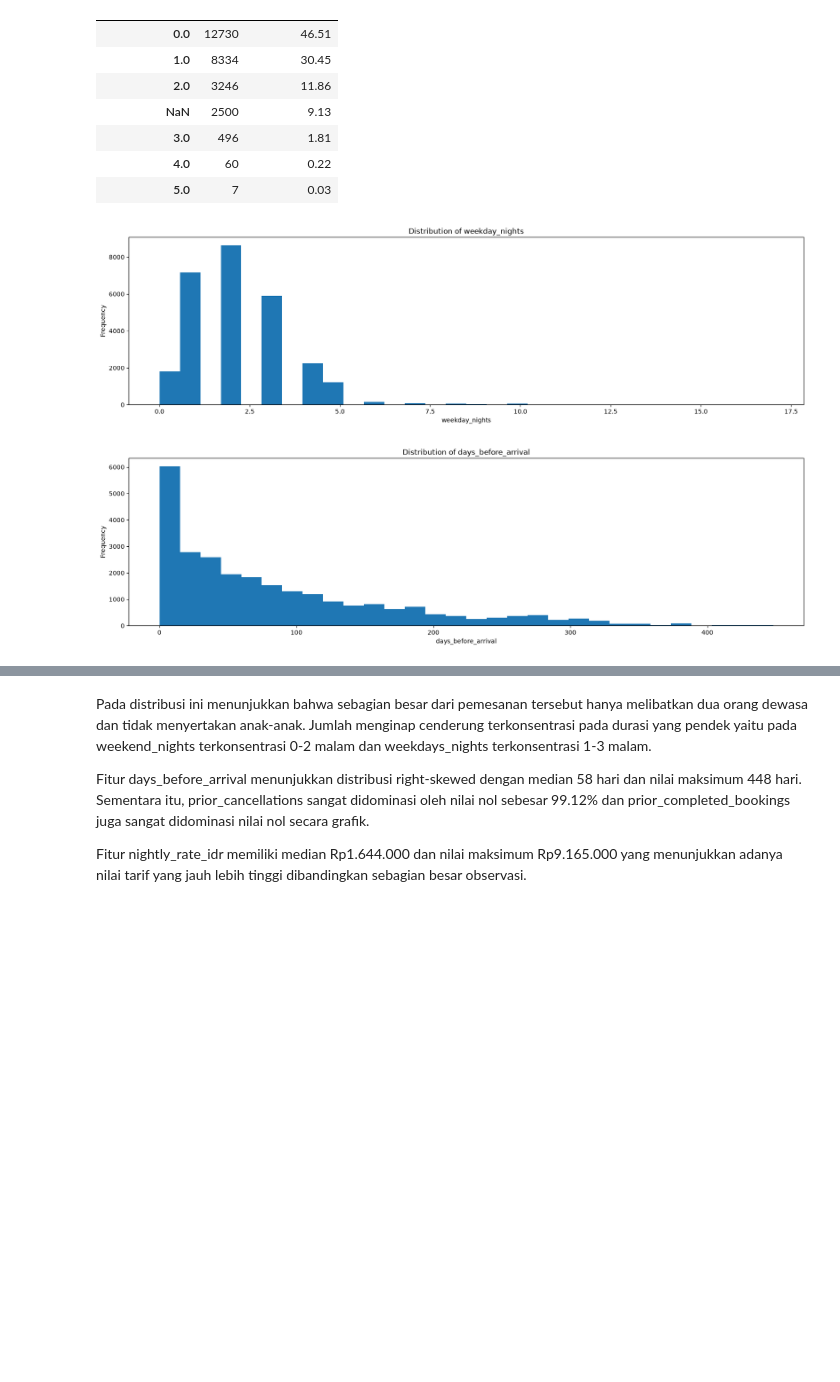
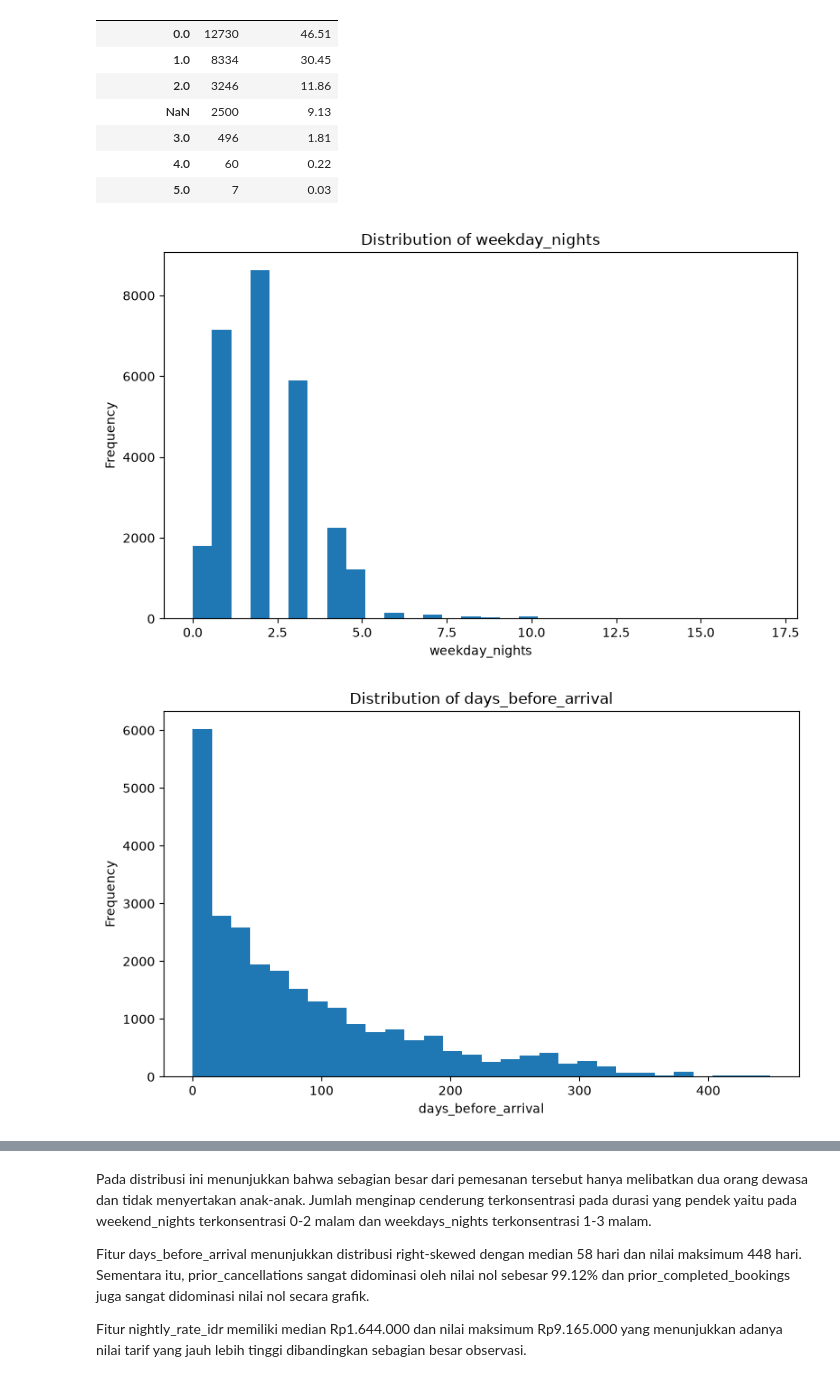
Before and after one commit to adielrum/IF3170_G32_PasukanPramaPutra, a Jupyter notebook: src/data_processing/eda.ipynb, the cells around one changed output, grey strips where cells are left out. Saved outputs shown, nothing was run; the diff lists cells and outputs as text; code cells hidden in the pictures; blank space fills up the shorter version.

```diff
--- a/src/data_processing/eda.ipynb
+++ b/src/data_processing/eda.ipynb
@@ -224,10 +245,11 @@ is_canceled
 Name: proportion, dtype: float64
 # %%
 target_counts = train["is_canceled"].value_counts().sort_index()
-ax = target_counts.plot(kind="bar", figsize=(20, 5))
+ax = target_counts.plot(kind="bar", figsize=(8, 5))
 ax.set_title("Distribution of Booking Cancellation")
 ax.set_xlabel("Cancellation Status")
 ax.set_ylabel("Number of Bookings")
 ax.set_xticklabels(["Not Canceled", "Canceled"], rotation=0)
+plt.tight_layout()
 plt.show()
 # %% [output]
@@ -463,3 +485,31 @@ Test Outliers:
 | 6 | prior_completed_bookings | 0.0 | 53.0 | 0.0 | 0.0 | 0.0 | 0.0 | 0.0 | NaN | ... |
 | 7 | nightly_rate_idr | 0.0 | 5700000.0 | 1340000.0 | 2010250.0 | 670250.0 | 334625.0 | 3015625.0 | 257.0 | ... |
 | 8 | special_requests | 0.0 | 5.0 | 0.0 | 1.0 | 1.0 | -1.5 | 2.5 | 146.0 | ... |
+# %%
+outlier_summary = check_outliers(train)
+
+outlier_cols = outlier_summary.loc[
+    outlier_summary["Status"] == "IQR Applied",
+    "Feature"
+].tolist()
+
+fig, axes = plt.subplots(2, 3, figsize=(18, 10))
+
+for col, ax in zip(outlier_cols, axes.flat):
+    ax.boxplot(
+        [
+            train[col].dropna(),
+            test[col].dropna()
+        ],
+        tick_labels=["Train", "Test"],
+        showfliers=True
+    )
+
+    ax.set_title(f"Outlier Distribution of {col}")
+    ax.set_ylabel(col)
+
+for ax in axes.flat[len(outlier_cols):]:
+    fig.delaxes(ax)
+
+plt.tight_layout()
+plt.show()
@@ -569,16 +621,17 @@ Feature: special_requests
 # %%
 high_unique_cols = [
     col for col in numerical_cols
     if train[col].nunique() >= 10
 ]
 
 for col in high_unique_cols:
-    plt.figure(figsize=(20, 5))
+    plt.figure(figsize=(8, 5))
     plt.hist(train[col].dropna(), bins=30)
     plt.title(f"Distribution of {col}")
     plt.xlabel(col)
     plt.ylabel("Frequency")
+    plt.tight_layout()
     plt.show()
 # %% [output]
-[figure, old version]
+[figure, new version]
-[figure, old version]
+[figure, new version]
```
Also changed, not shown: parts of 11 cells of this notebook.
